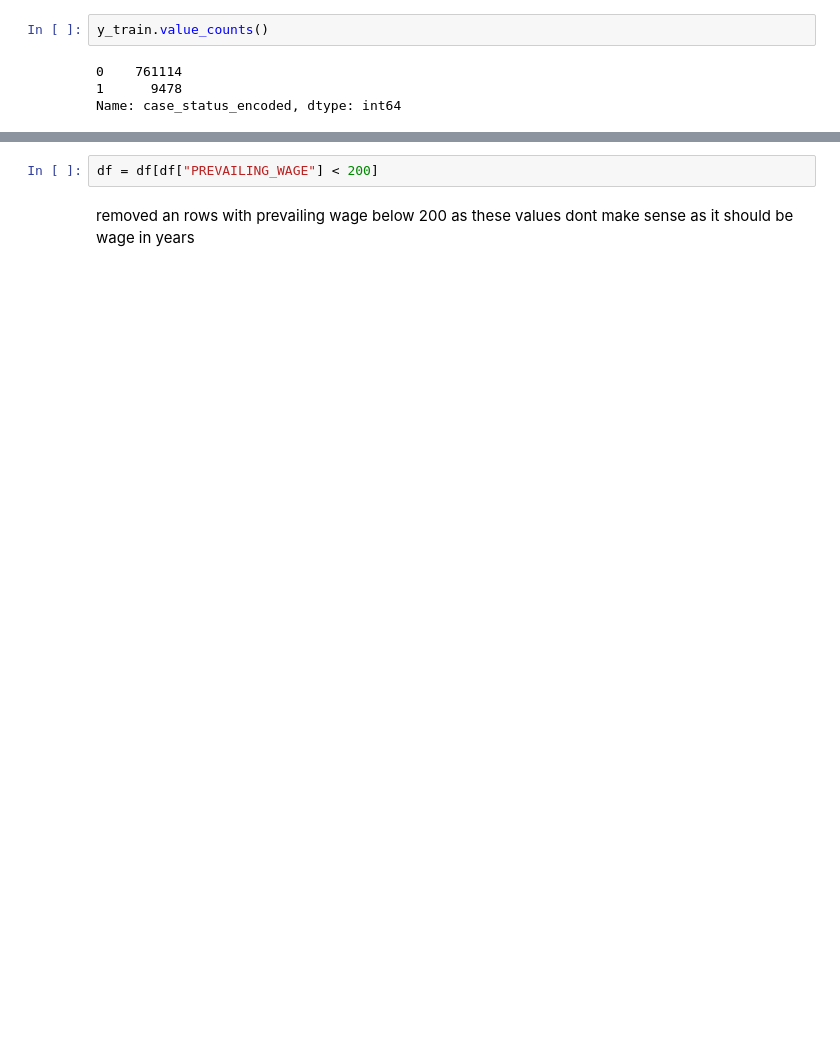
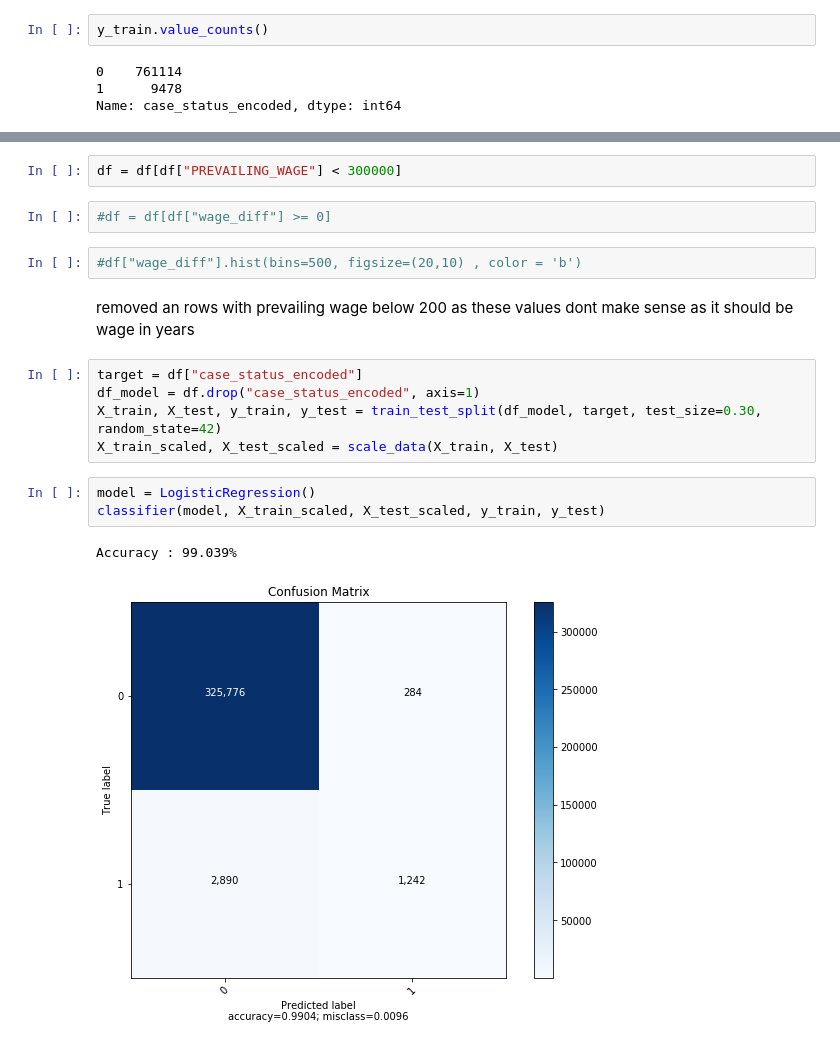
Before and after one commit to ChunkyMitts/FYP_visa_analysis, a Jupyter notebook: 10_baseline_model.ipynb, the cells around one changed output, grey strips where cells are left out. Saved outputs shown, nothing was run; the diff lists cells and outputs as text; blank space fills up the shorter version.

```diff
--- a/10_baseline_model.ipynb
+++ b/10_baseline_model.ipynb
@@ -126,4 +152,19 @@ print(df["PREVAILING_WAGE"].mean() + (df["PREVAILING_WAGE"].std() * 2))
 # %%
-df = df[df["PREVAILING_WAGE"] < 200]
+df = df[df["PREVAILING_WAGE"] < 300000]
+# %%
+#df = df[df["wage_diff"] >= 0]
+# %%
+#df["wage_diff"].hist(bins=500, figsize=(20,10) , color = 'b')
 # %% [markdown]
 removed an rows with prevailing wage below 200 as these values dont make sense as it should be wage in years
+# %%
+target = df["case_status_encoded"]
+df_model = df.drop("case_status_encoded", axis=1)
+X_train, X_test, y_train, y_test = train_test_split(df_model, target, test_size=0.30, random_state=42)
+X_train_scaled, X_test_scaled = scale_data(X_train, X_test)
+# %%
+model = LogisticRegression()
+classifier(model, X_train_scaled, X_test_scaled, y_train, y_test)
+# %% [output]
+Accuracy : 99.039%
+[figure, added]
```
Also changed, not shown: parts of 15 cells of this notebook, 1 other file.
